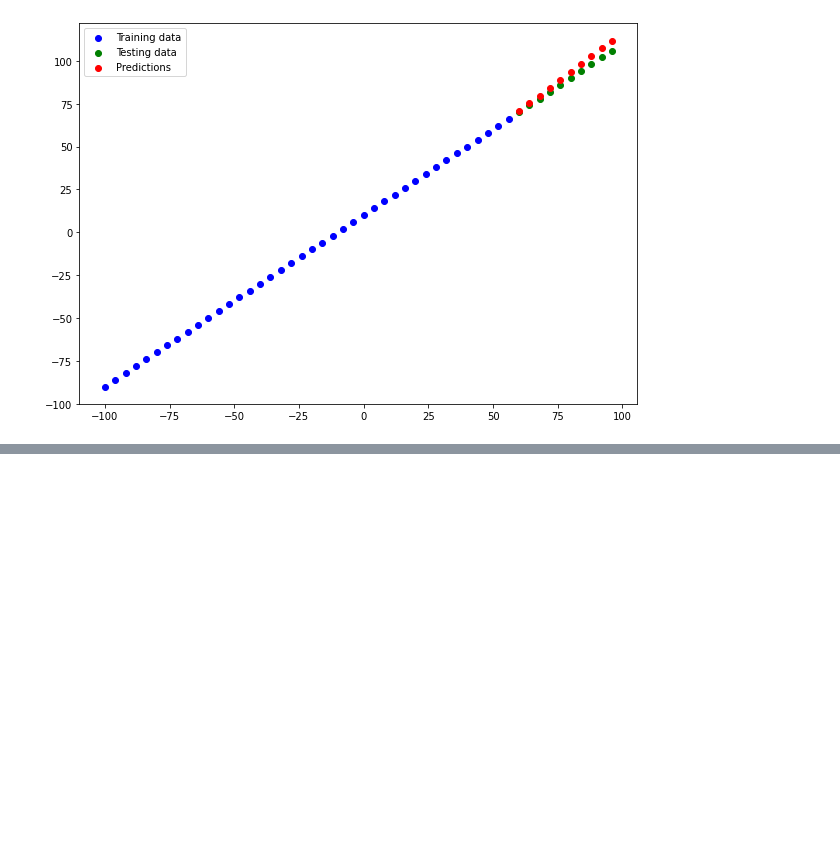
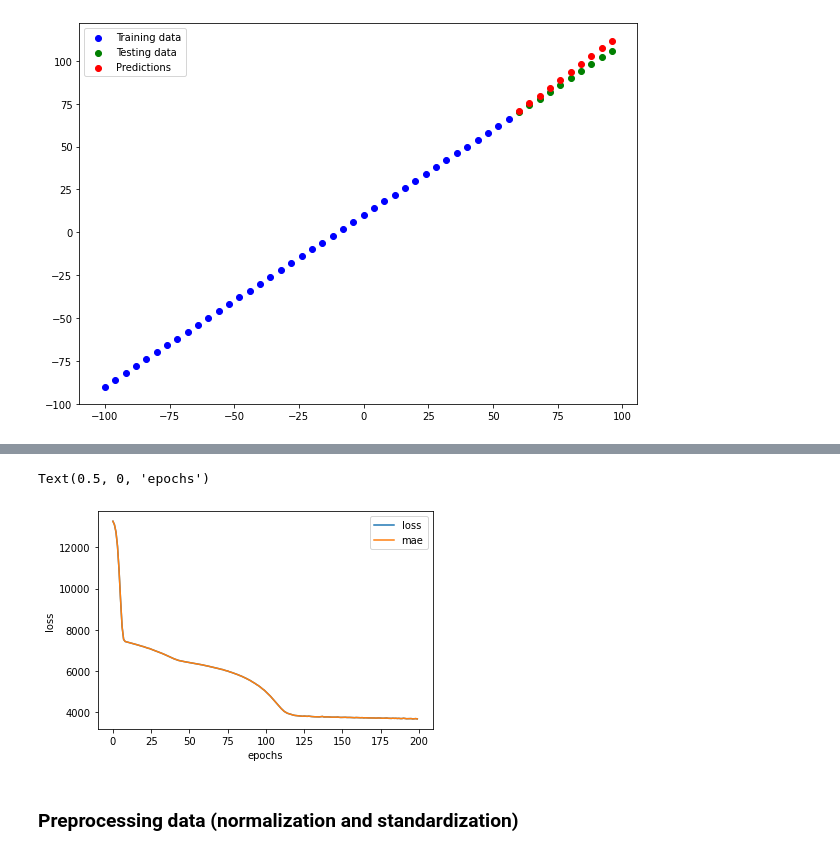
Before and after one commit to schauppi/Udemy_TensorFlow_Developer, a Jupyter notebook: Abschnitt_3_Neural_Network_regression_with_TensorFlow/01_neural_network_regression_with_tensorflow_video.ipynb, the cells around one changed output, grey strips where cells are left out. Saved outputs shown, nothing was run; the diff lists cells and outputs as text; code cells hidden in the pictures; blank space fills up the shorter version.

```diff
--- a/Abschnitt_3_Neural_Network_regression_with_TensorFlow/01_neural_network_regression_with_tensorflow_video.ipynb
+++ b/Abschnitt_3_Neural_Network_regression_with_TensorFlow/01_neural_network_regression_with_tensorflow_video.ipynb
@@ -367,0 +689,3 @@ plot_predictions()
+# %%
+#Read the insurance dataset
+insurance = pd.read_csv("https://raw.githubusercontent.com/stedy/Machine-Learning-with-R-datasets/master/insurance.csv")
@@ -367,0 +754,5 @@ plot_predictions()
+# %%
+#Create training and test set
+from sklearn.model_selection import train_test_split
+x_train, x_test, y_train, y_test = train_test_split(x, y, test_size=0.2, random_state=42)
+len(x), len(x_train), len(x_test)
@@ -367,0 +795,16 @@ plot_predictions()
+# %%
+#Set random seed
+tf.random.set_seed(42)
+
+#Create the model
+insurance_model_2 = tf.keras.Sequential([
+                                         tf.keras.layers.Dense(100),
+                                         tf.keras.layers.Dense(10),
+                                         tf.keras.layers.Dense(1)
+])
+
+#Compile the model
+insurance_model_2.compile(loss="mae", optimizer="Adam", metrics=["mae"])
+
+#Fit the model
+insurance_model_2.fit(x_train, y_train, epochs=100, verbose=0)
@@ -367,0 +818,16 @@ plot_predictions()
+# %%
+#Set random seed
+tf.random.set_seed(42)
+
+#Create the model
+insurance_model_3 = tf.keras.Sequential([
+                                         tf.keras.layers.Dense(100),
+                                         tf.keras.layers.Dense(10),
+                                         tf.keras.layers.Dense(1)
+])
+
+#Compile the model
+insurance_model_3.compile(loss="mae", optimizer="Adam", metrics=["mae"])
+
+#Fit the model
+history = insurance_model_3.fit(x_train, y_train, epochs=200, verbose=0)
@@ -367,0 +839,10 @@ plot_predictions()
+# %%
+#Plot history (also known as a loss curve or a training curve)
+pd.DataFrame(history.history).plot()
+plt.ylabel("loss")
+plt.xlabel("epochs")
+# %% [output]
+Text(0.5, 0, 'epochs')
+[figure, added]
+# %% [markdown]
+### Preprocessing data (normalization and standardization)
```
Also changed, not shown: parts of 56 cells of this notebook.
